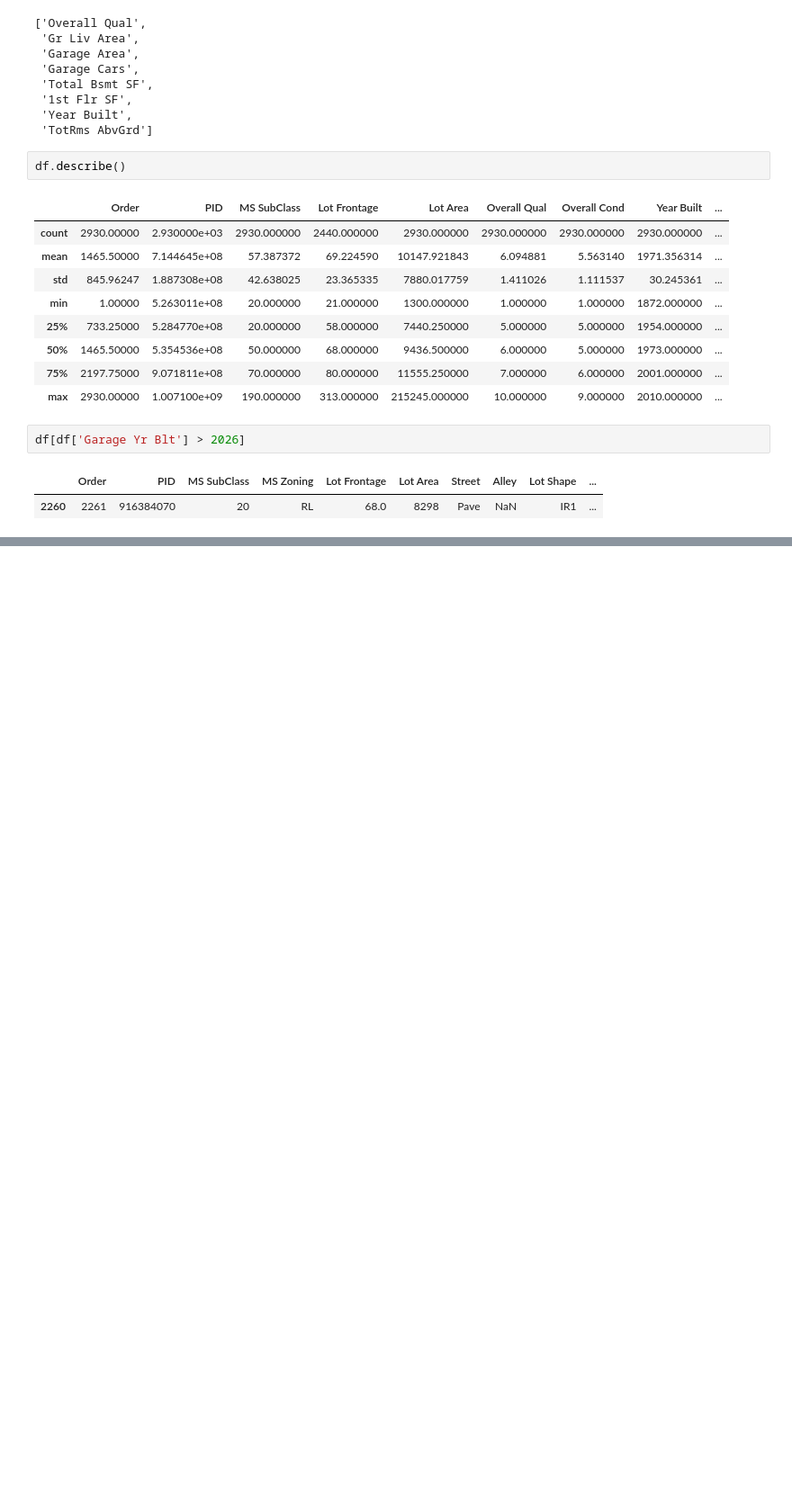
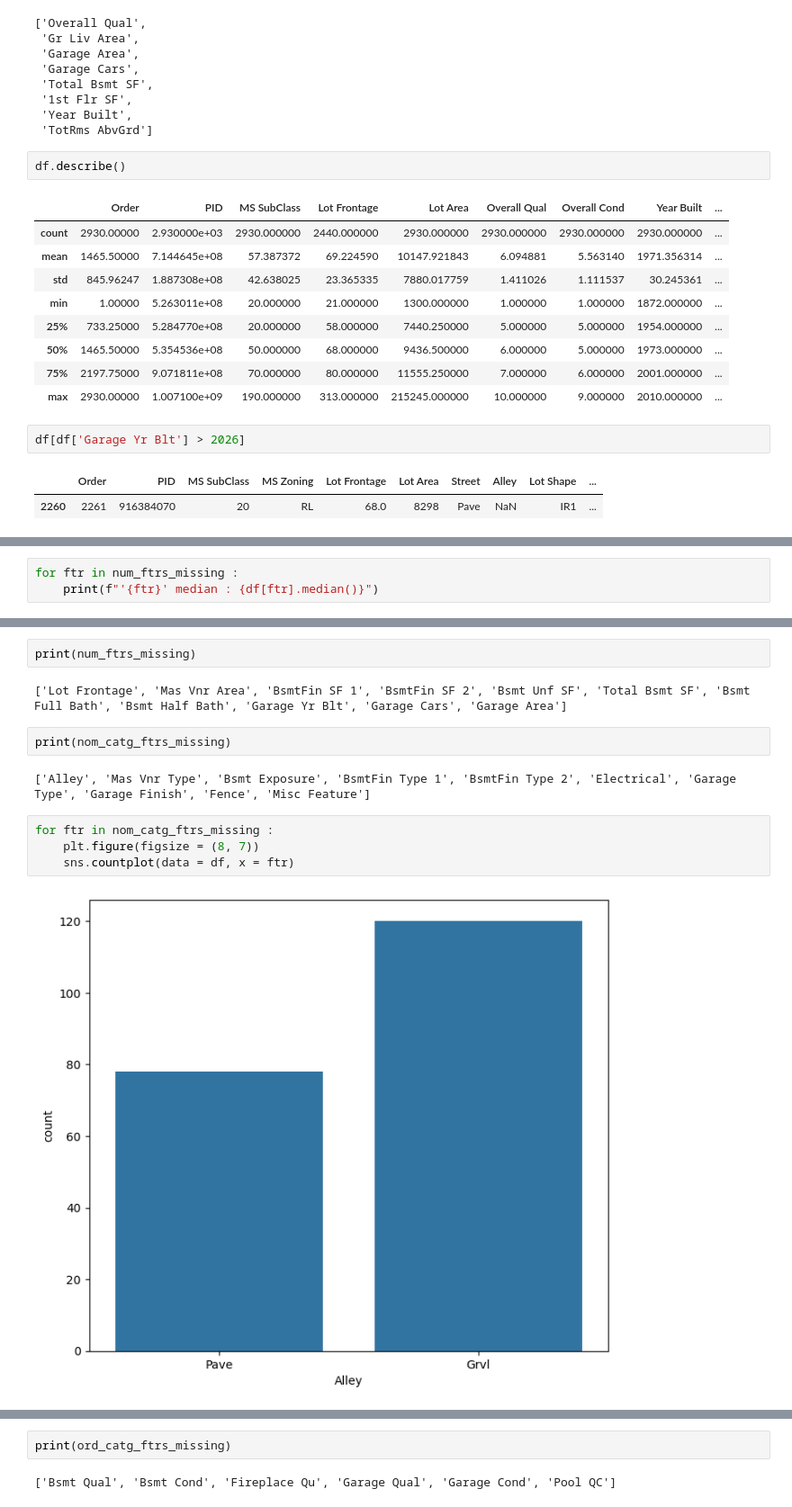
Before and after one commit to ameeqio/house-price-prediction-ml, a Jupyter notebook: notebooks/eda.ipynb, the cells around one changed output, grey strips where cells are left out. Shown at 90% size. Saved outputs shown, nothing was run; the diff lists cells and outputs as text; blank space fills up the shorter version.

```diff
--- a/notebooks/eda.ipynb
+++ b/notebooks/eda.ipynb
@@ -418,0 +638,3 @@ df.sample(6)
+# %%
+for ftr in num_ftrs_missing :
+    print(f"'{ftr}' median : {df[ftr].median()}")
@@ -418,0 +653,14 @@ df.sample(6)
+# %%
+print(num_ftrs_missing)
+# %% [output]
+['Lot Frontage', 'Mas Vnr Area', 'BsmtFin SF 1', 'BsmtFin SF 2', 'Bsmt Unf SF', 'Total Bsmt SF', 'Bsmt Full Bath', 'Bsmt Half Bath', 'Garage Yr Blt', 'Garage Cars', 'Garage Area']
+# %%
+print(nom_catg_ftrs_missing)
+# %% [output]
+['Alley', 'Mas Vnr Type', 'Bsmt Exposure', 'BsmtFin Type 1', 'BsmtFin Type 2', 'Electrical', 'Garage Type', 'Garage Finish', 'Fence', 'Misc Feature']
+# %%
+for ftr in nom_catg_ftrs_missing :
+    plt.figure(figsize = (8, 7))
+    sns.countplot(data = df, x = ftr)
+# %% [output]
+[figure, added]
@@ -418,0 +676,4 @@ df.sample(6)
+# %%
+print(ord_catg_ftrs_missing)
+# %% [output]
+['Bsmt Qual', 'Bsmt Cond', 'Fireplace Qu', 'Garage Qual', 'Garage Cond', 'Pool QC']
```
Also changed, not shown: parts of 19 cells of this notebook, 11 other files.
